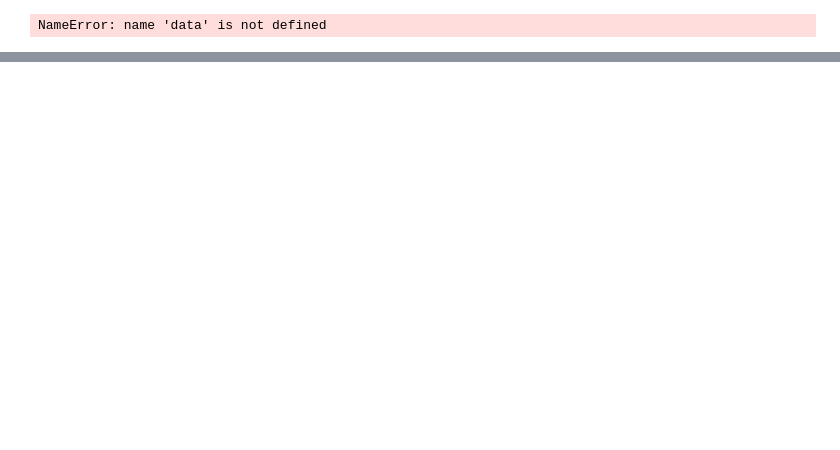
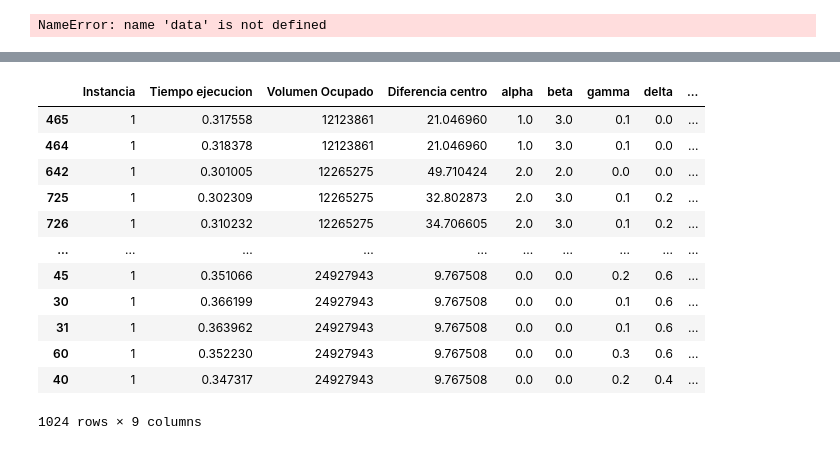
Before and after one commit to Nearlz/MCLPframework, a Jupyter notebook: MCLP_framework.ipynb, the cells around one changed output, grey strips where cells are left out. Saved outputs shown, nothing was run; the diff lists cells and outputs as text; code cells hidden in the pictures; blank space fills up the shorter version.

```diff
--- a/MCLP_framework.ipynb
+++ b/MCLP_framework.ipynb
@@ -233,2 +246,17 @@ df.to_csv('resultados_parametros2.csv')
 # %%
-df.loc[df['Instancia']==5].sort_values(by=['Volumen Ocupado'])
+
+df.loc[df['Instancia']==1].sort_values(by=['Volumen Ocupado'])
+# %% [output]
+|  | Instancia | Tiempo ejecucion | Volumen Ocupado | Diferencia centro | alpha | beta | gamma | delta | ... |
+| 465 | 1 | 0.317558 | 12123861 | 21.046960 | 1.0 | 3.0 | 0.1 | 0.0 | ... |
+| 464 | 1 | 0.318378 | 12123861 | 21.046960 | 1.0 | 3.0 | 0.1 | 0.0 | ... |
+| 642 | 1 | 0.301005 | 12265275 | 49.710424 | 2.0 | 2.0 | 0.0 | 0.0 | ... |
+| 725 | 1 | 0.302309 | 12265275 | 32.802873 | 2.0 | 3.0 | 0.1 | 0.2 | ... |
+| 726 | 1 | 0.310232 | 12265275 | 34.706605 | 2.0 | 3.0 | 0.1 | 0.2 | ... |
+| ... | ... | ... | ... | ... | ... | ... | ... | ... | ... |
+| 45 | 1 | 0.351066 | 24927943 | 9.767508 | 0.0 | 0.0 | 0.2 | 0.6 | ... |
+| 30 | 1 | 0.366199 | 24927943 | 9.767508 | 0.0 | 0.0 | 0.1 | 0.6 | ... |
+| 31 | 1 | 0.363962 | 24927943 | 9.767508 | 0.0 | 0.0 | 0.1 | 0.6 | ... |
+| 60 | 1 | 0.352230 | 24927943 | 9.767508 | 0.0 | 0.0 | 0.3 | 0.6 | ... |
+| 40 | 1 | 0.347317 | 24927943 | 9.767508 | 0.0 | 0.0 | 0.2 | 0.4 | ... |
+1024 rows × 9 columns
```
Also changed, not shown: parts of 12 cells of this notebook, 5 other files.
